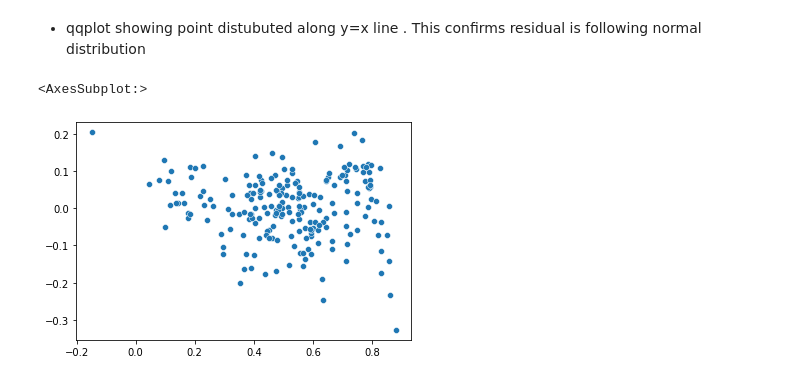
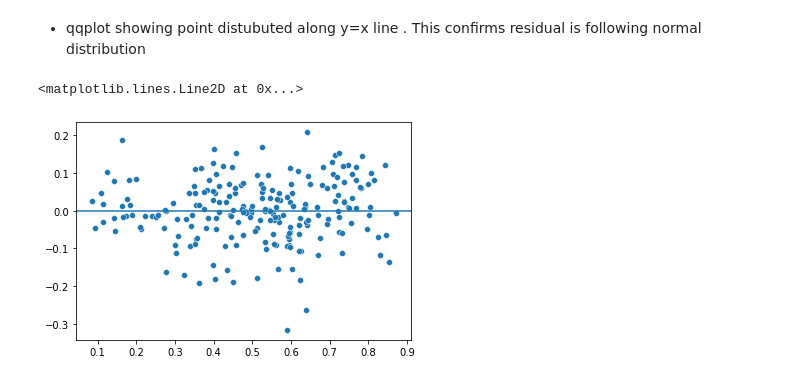
Before and after one commit to m-sukumar/BikeSharingAssignment, a Jupyter notebook: BikeSharing_Assignment.ipynb, the cells around one changed output. Saved outputs shown, nothing was run; the diff lists cells and outputs as text; code cells hidden in the pictures.

```diff
--- a/BikeSharing_Assignment.ipynb
+++ b/BikeSharing_Assignment.ipynb
@@ -753,0 +725,3 @@ residual=y_train-y_train_predict
+# %%
+X_train_10=X_train_9.drop('weekday_mon',axis=1)
+model_10=build_and_check_model(X_train_10)
@@ -753,0 +746,3 @@ residual=y_train-y_train_predict
+# %%
+X_train_11=X_train_10.drop('mnth_july',axis=1)
+model_11=build_and_check_model(X_train_11)
@@ -754,3 +772,6 @@ residual=y_train-y_train_predict
+# %%
+y_train_predict=model_11.predict(sm.add_constant(X_train_11))
+residual=y_train-y_train_predict
 # %%
 sns.distplot(residual)
 plt.show()
@@ -794,3 +831,3 @@ bikes_test.describe()
 # %%
-model=model_9
-model_columns=X_train_9.columns
+model=model_11
+model_columns=X_train_11.columns
@@ -853,9 +898,10 @@ sm.qqplot(residual,line='s')
 - qqplot showing point distubuted along y=x line . This confirms residual is following normal distribution
 # %%
 sns.scatterplot(y_test_predict,residual)
+plt.axhline()
 # %% [output]
-<AxesSubplot:>
+<matplotlib.lines.Line2D at 0x...>
-[figure, old version]
+[figure, new version]
 # %%
 sns.regplot(x=X_test['temp'],y=residual)
 plt.show()
```
Also changed, not shown: parts of 108 cells of this notebook.
